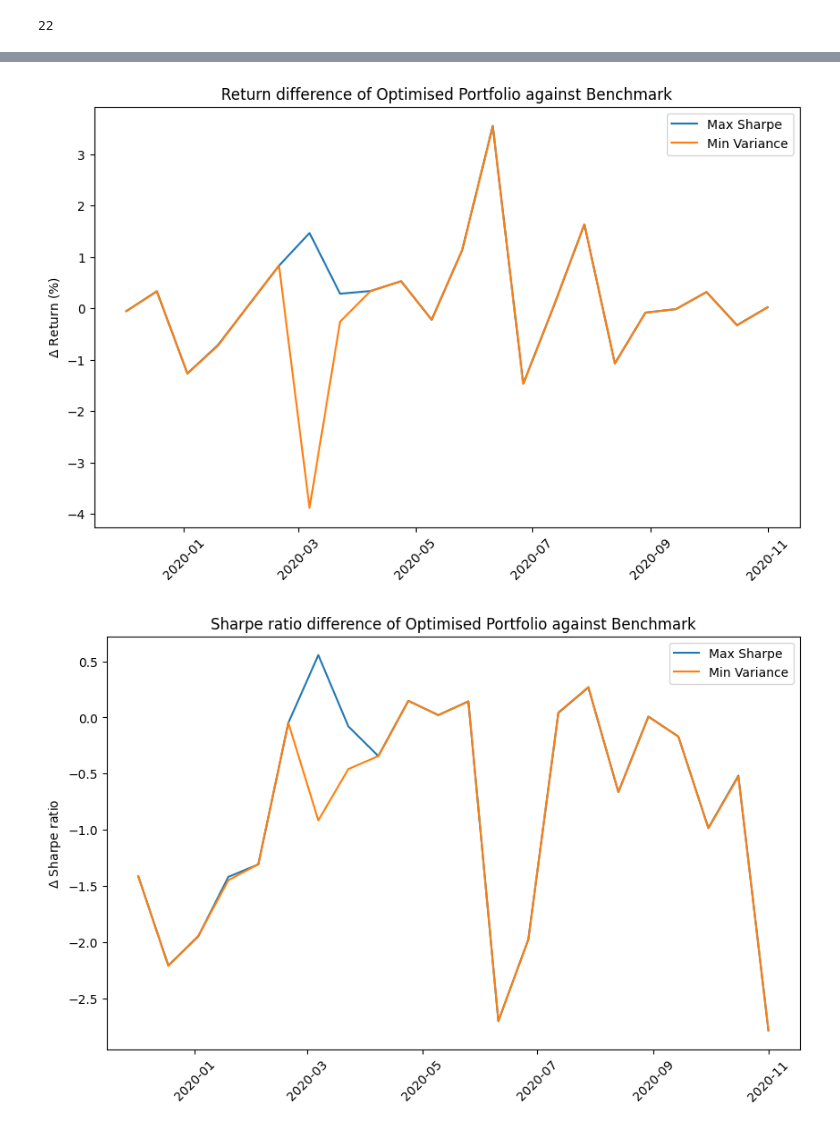
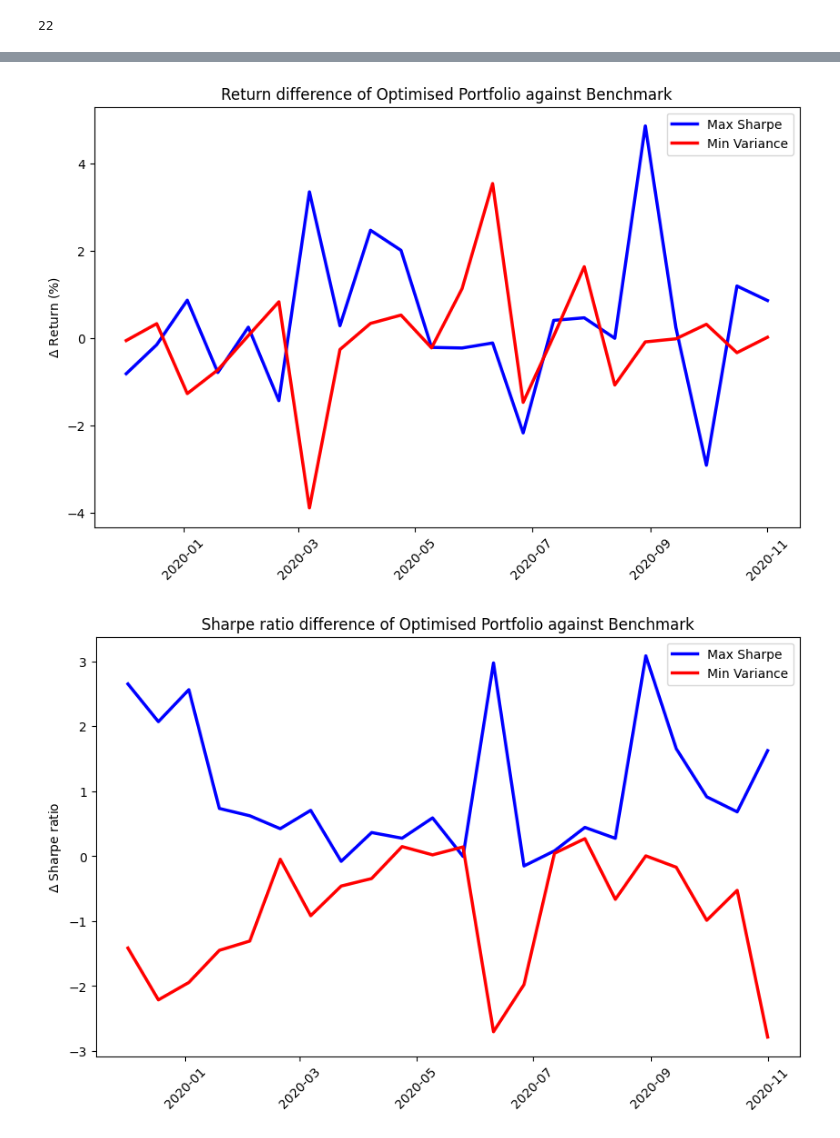
Before and after one commit to azizbekasadov/uzh-digfintools-research, a Jupyter notebook: src/main.ipynb, the cells around one changed output, grey strips where cells are left out. Cells and saved outputs as stored; diff of their text form; code cells hidden in the pictures.

Commit message:
color blind friendly color palette

```diff
--- a/src/main.ipynb
+++ b/src/main.ipynb
@@ -291,9 +291,9 @@ for i in range(tperiods):
     P = cvxopt.matrix(window_cov.values)  # Covariance matrix (for variance minimization)
     q = cvxopt.matrix(-excess_returns)    # Negative of the excess returns (we want to maximize returns)
 
-    # Constraints: no short selling (weights >= 0) and portfolio return constraint
-    G = cvxopt.matrix(np.vstack([-np.eye(n), log_returns_target]))
-    h = cvxopt.matrix(np.append(np.zeros(n), -p0))
+    # Constraints: no short selling (weights >= 0)
+    G = cvxopt.matrix(np.vstack([-np.eye(n)]))
+    h = cvxopt.matrix(np.zeros(n))
 
     # Fully invested portfolio: sum of weights = 1
     A = cvxopt.matrix(np.ones([1, n]))
@@ -420,8 +420,8 @@ import pandas as pd
 
 # Plotting volatility for both portfolios
 plt.figure(figsize=(10, 6))
-plt.plot(dates_df, np.array(results_maxsr['volatility_diff'])*100, label="Max Sharpe")
-plt.plot(dates_df, np.array(results_minvar['volatility_diff'])*100, label="Min Variance")
+plt.plot(dates_df, np.array(results_maxsr['volatility_diff'])*100, label="Max Sharpe", color='blue', linewidth=2.5)
+plt.plot(dates_df, np.array(results_minvar['volatility_diff'])*100, label="Min Variance", color='red', linewidth=2.5)
 plt.ylabel("$\Delta$ Volatility (%)")
 plt.title("Volatility difference of Optimised Portfolio against Benchmark")
 plt.xticks(rotation=45)
@@ -431,8 +431,8 @@ plt.show()
 
 # Plotting returns for both portfolios
 plt.figure(figsize=(10, 6))
-plt.plot(dates_df, np.array(results_maxsr['return_diff'])*100, label="Max Sharpe")
-plt.plot(dates_df, np.array(results_minvar['return_diff'])*100, label="Min Variance")
+plt.plot(dates_df, np.array(results_maxsr['return_diff'])*100, label="Max Sharpe", color='blue', linewidth=2.5)
+plt.plot(dates_df, np.array(results_minvar['return_diff'])*100, label="Min Variance", color='red', linewidth=2.5)
 plt.ylabel("$\Delta$ Return (%)")
 plt.title("Return difference of Optimised Portfolio against Benchmark")
 plt.xticks(rotation=45)
@@ -441,8 +441,8 @@ plt.show()
 
 # Plotting Sharpe ratio difference for both portfolios
 plt.figure(figsize=(10, 6))
-plt.plot(dates_df, results_maxsr['sharpe_ratio_diff'], label="Max Sharpe")
-plt.plot(dates_df, results_minvar['sharpe_ratio_diff'], label="Min Variance")
+plt.plot(dates_df, results_maxsr['sharpe_ratio_diff'], label="Max Sharpe", color='blue', linewidth=2.5)
+plt.plot(dates_df, results_minvar['sharpe_ratio_diff'], label="Min Variance", color='red', linewidth=2.5)
 plt.ylabel("$\Delta$ Sharpe ratio")
 plt.title("Sharpe ratio difference of Optimised Portfolio against Benchmark")
 plt.xticks(rotation=45)
@@ -453,2 +453,2 @@ plt.show()
-[figure, old version]
+[figure, new version]
-[figure, old version]
+[figure, new version]
```
Also changed, not shown: parts of 2 cells of this notebook.
